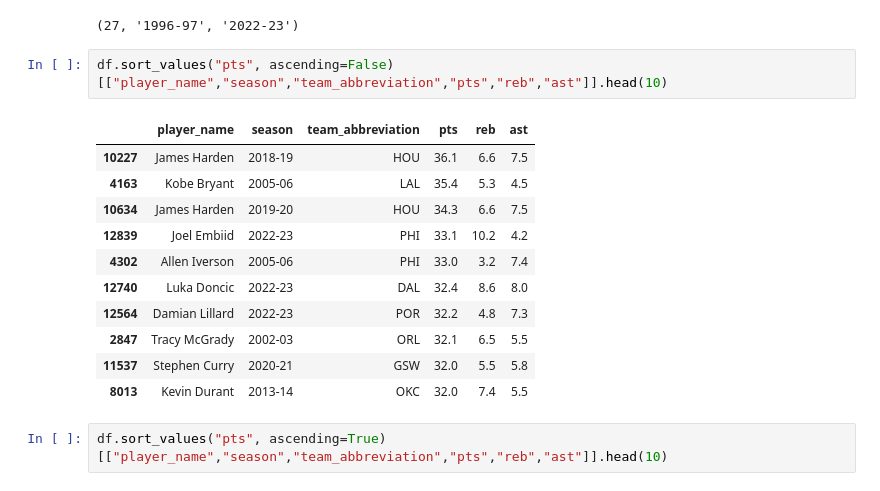
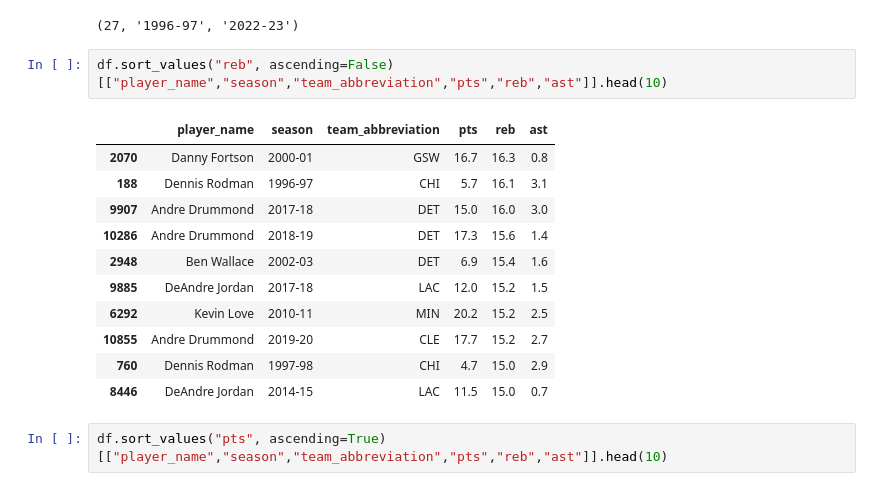
Before and after one commit to shaunylax-a11y/Project, a Jupyter notebook: analysis/Analysis.ipynb, the cells around one changed output. Drawn from its saved outputs; the diff is of its cells as text.

```diff
--- a/analysis/Analysis.ipynb
+++ b/analysis/Analysis.ipynb
@@ -148,19 +148,19 @@ df["season"].nunique(), df["season"].min(), df["season"].max()
 # %% [output]
 (27, '1996-97', '2022-23')
 # %%
-df.sort_values("pts", ascending=False)[["player_name","season","team_abbreviation","pts","reb","ast"]].head(10)
+df.sort_values("reb", ascending=False)[["player_name","season","team_abbreviation","pts","reb","ast"]].head(10)
 # %% [output]
 |  | player_name | season | team_abbreviation | pts | reb | ast |
-| 10227 | James Harden | 2018-19 | HOU | 36.1 | 6.6 | 7.5 |
-| 4163 | Kobe Bryant | 2005-06 | LAL | 35.4 | 5.3 | 4.5 |
-| 10634 | James Harden | 2019-20 | HOU | 34.3 | 6.6 | 7.5 |
-| 12839 | Joel Embiid | 2022-23 | PHI | 33.1 | 10.2 | 4.2 |
-| 4302 | Allen Iverson | 2005-06 | PHI | 33.0 | 3.2 | 7.4 |
-| 12740 | Luka Doncic | 2022-23 | DAL | 32.4 | 8.6 | 8.0 |
-| 12564 | Damian Lillard | 2022-23 | POR | 32.2 | 4.8 | 7.3 |
-| 2847 | Tracy McGrady | 2002-03 | ORL | 32.1 | 6.5 | 5.5 |
-| 11537 | Stephen Curry | 2020-21 | GSW | 32.0 | 5.5 | 5.8 |
-| 8013 | Kevin Durant | 2013-14 | OKC | 32.0 | 7.4 | 5.5 |
+| 2070 | Danny Fortson | 2000-01 | GSW | 16.7 | 16.3 | 0.8 |
+| 188 | Dennis Rodman | 1996-97 | CHI | 5.7 | 16.1 | 3.1 |
+| 9907 | Andre Drummond | 2017-18 | DET | 15.0 | 16.0 | 3.0 |
+| 10286 | Andre Drummond | 2018-19 | DET | 17.3 | 15.6 | 1.4 |
+| 2948 | Ben Wallace | 2002-03 | DET | 6.9 | 15.4 | 1.6 |
+| 9885 | DeAndre Jordan | 2017-18 | LAC | 12.0 | 15.2 | 1.5 |
+| 6292 | Kevin Love | 2010-11 | MIN | 20.2 | 15.2 | 2.5 |
+| 10855 | Andre Drummond | 2019-20 | CLE | 17.7 | 15.2 | 2.7 |
+| 760 | Dennis Rodman | 1997-98 | CHI | 4.7 | 15.0 | 2.9 |
+| 8446 | DeAndre Jordan | 2014-15 | LAC | 11.5 | 15.0 | 0.7 |
 # %%
 df.sort_values("pts", ascending=True)[["player_name","season","team_abbreviation","pts","reb","ast"]].head(10)
 # %% [output]
```
Also changed, not shown: parts of 6 cells of this notebook, 10 other files.
